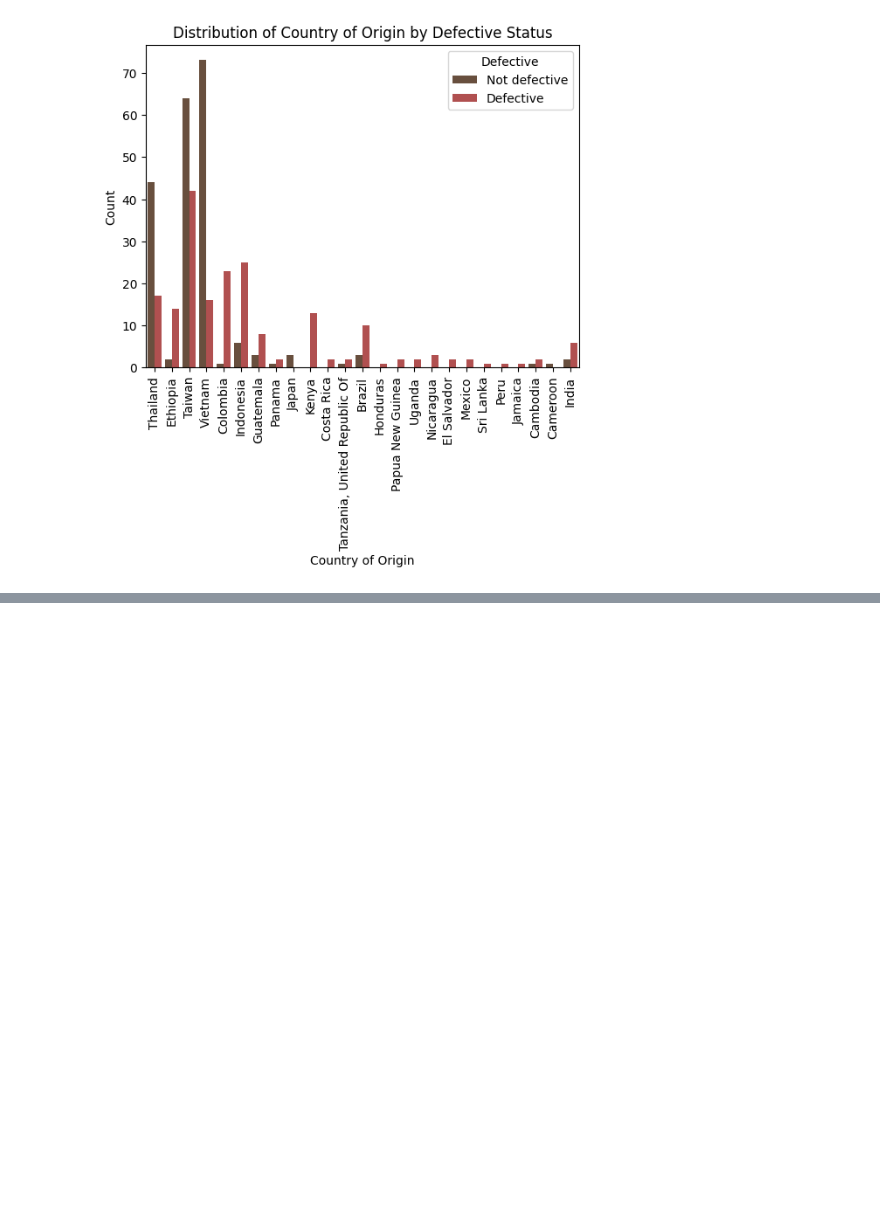
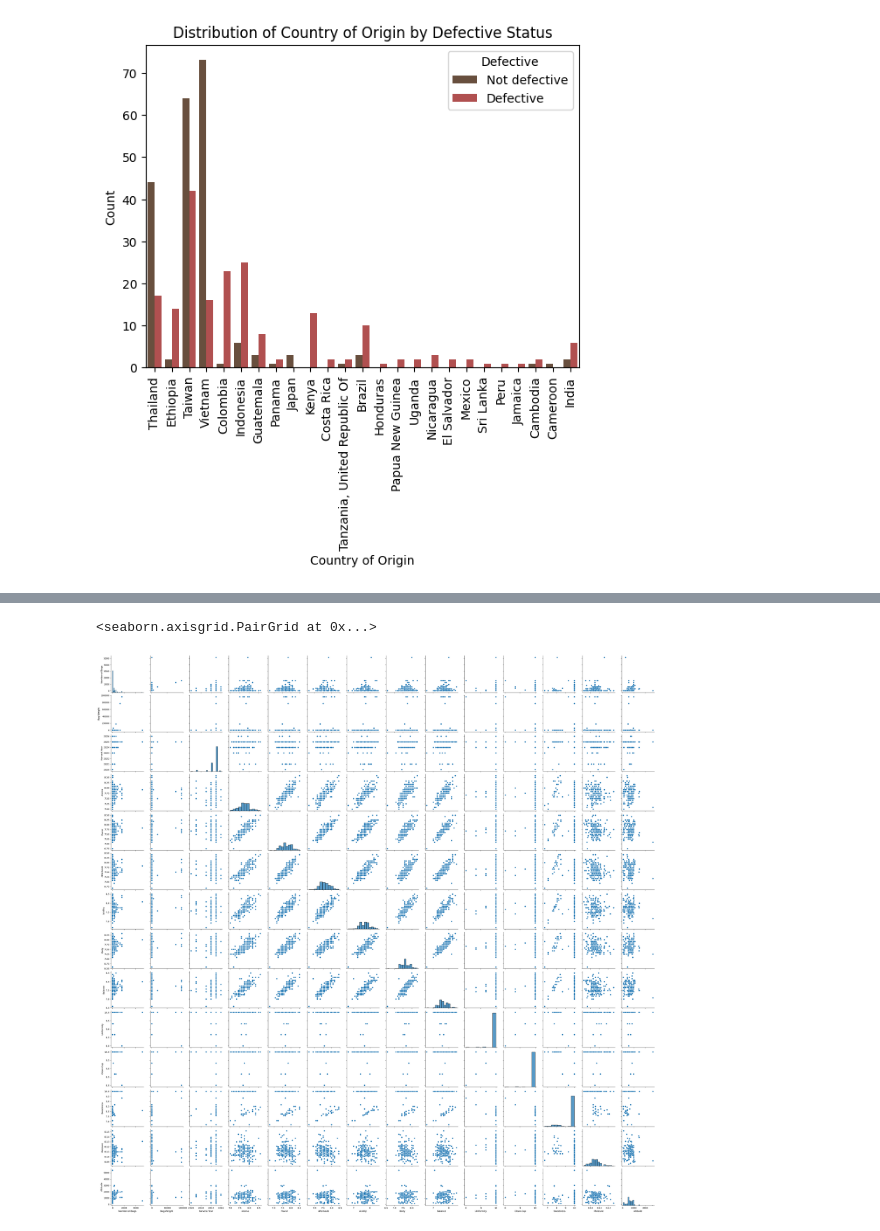
Before and after one commit to ashritakodali/coffee_quality_analysis, a Jupyter notebook: ML_Project_Clustering.ipynb, the cells around one changed output, grey strips where cells are left out. Cells and saved outputs as stored; diff of their text form; code cells hidden in the pictures; blank space fills up the shorter version.

```diff
--- a/ML_Project_Clustering.ipynb
+++ b/ML_Project_Clustering.ipynb
@@ -80,3 +80,5 @@ plt.legend(title="Defective")
 plt.show()
 # %% [output]
 [figure]
+# %%
+defective = df[df['Defective']=='Defective']
@@ -82,0 +95,11 @@ plt.show()
+# %%
+defective_num = defective[['Number.of.Bags', 'Bag.Weight',
+                               'Harvest.Year', 'Aroma', 'Flavor',
+                               'Aftertaste', 'Acidity', 'Body',
+                               'Balance', 'Uniformity', 'Clean.Cup',
+                               'Sweetness','Moisture', 'Altitude']]
+# %%
+sns.pairplot(defective_num)
+# %% [output]
+<seaborn.axisgrid.PairGrid at 0x...>
+[figure, added]
```
Also changed, not shown: parts of 5 cells of this notebook.
